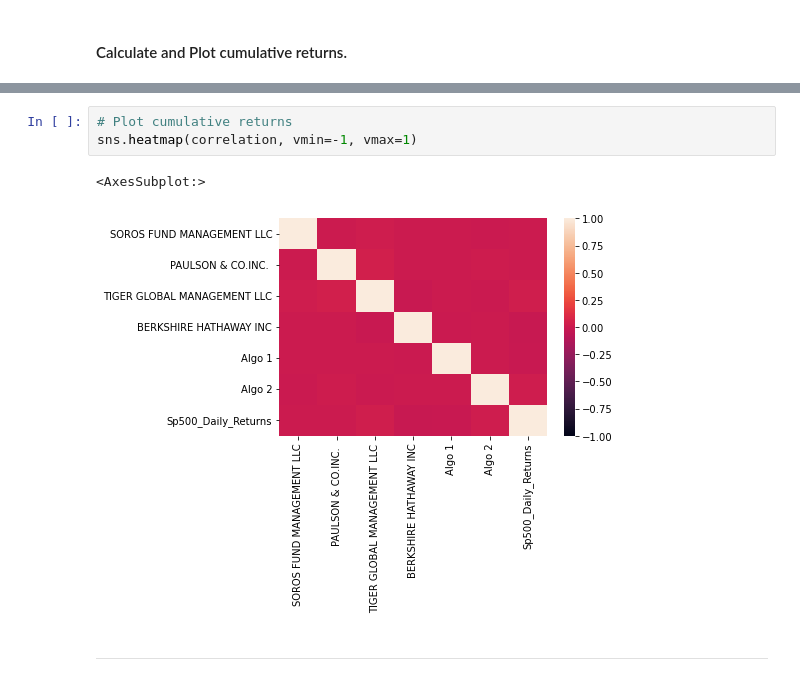
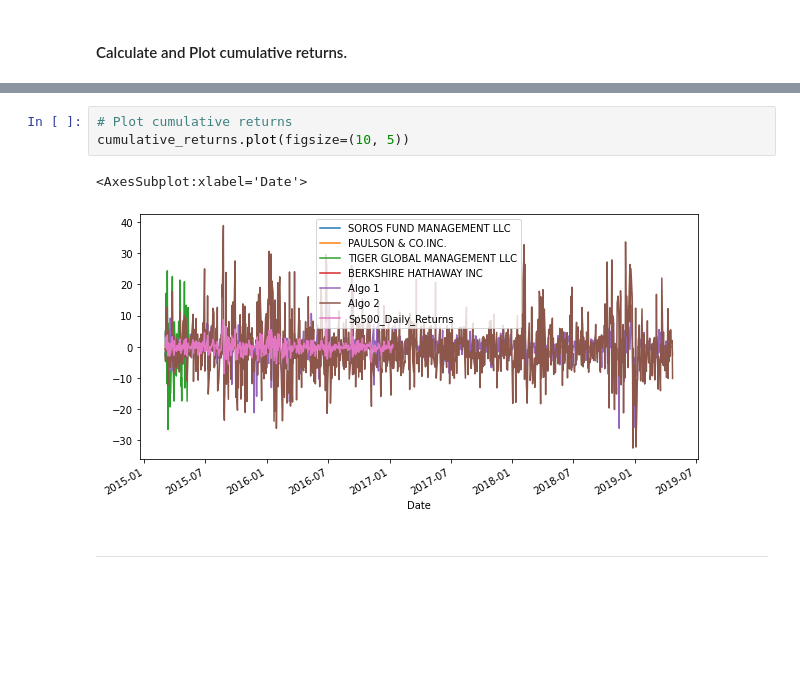
Before and after one commit to patricia-raj/whale-off-the-port-folio-, a Jupyter notebook: whale_analysis.ipynb, the cells around one changed output, grey strips where cells are left out. Drawn from its saved outputs; the diff is of its cells as text; blank space fills up the shorter version.

```diff
--- a/whale_analysis.ipynb
+++ b/whale_analysis.ipynb
@@ -368,9 +367,9 @@ correlation
-# %%
-# Plot cumulative returns
-sns.heatmap(correlation, vmin=-1, vmax=1)
-# %% [output]
-<AxesSubplot:>
-[figure, removed]
+# %%
+# Plot cumulative returns
+cumulative_returns.plot(figsize=(10, 5))
+# %% [output]
+<AxesSubplot:xlabel='Date'>
+[figure, added]
 # %% [markdown]
 ---
 # %% [markdown]
```
Also changed, not shown: parts of 3 cells of this notebook.
